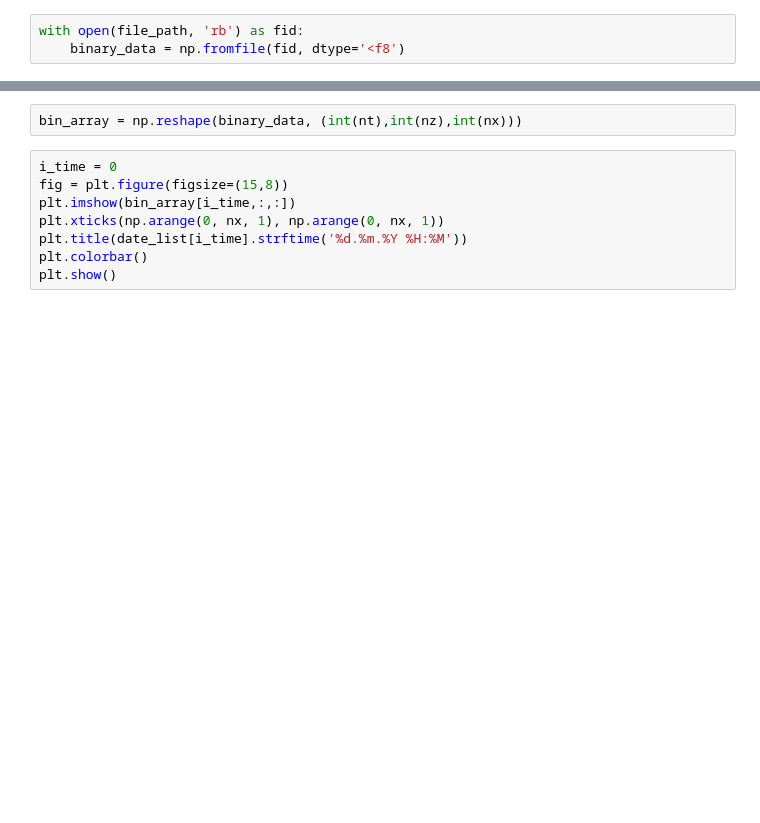
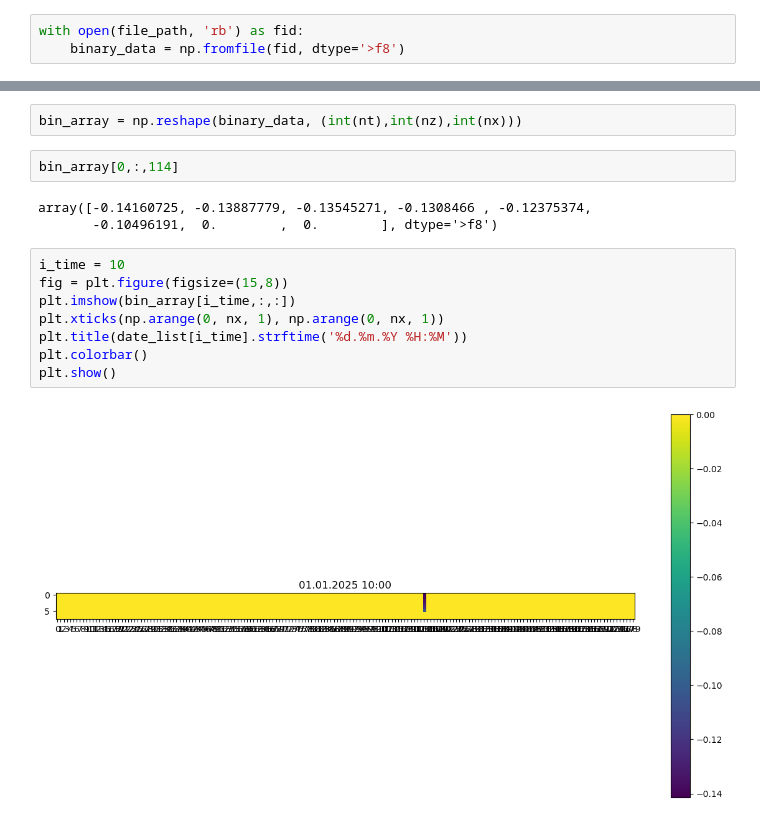
Before and after one commit to leroquan/preprocessing-mitgcm, a Jupyter notebook: rivers/display_binary_files.ipynb, the cells around one changed output, grey strips where cells are left out. Drawn from its saved outputs; the diff is of its cells as text; blank space fills up the shorter version.

```diff
--- a/rivers/display_binary_files.ipynb
+++ b/rivers/display_binary_files.ipynb
@@ -23,7 +23,7 @@ file_path = os.path.join(binary_folder, file_name)
 dz_grid = get_dz_grid(os.path.join(config.paths.grid_folder_path, 'dz.csv'))
 # %%
 with open(file_path, 'rb') as fid:
-    binary_data = np.fromfile(fid, dtype='<f8')
+    binary_data = np.fromfile(fid, dtype='>f8')
 # %%
 nx = config.Nx
 if direction == 'east' or direction == 'west':
@@ -39,11 +41,18 @@ for i in range(0, int(nt)):
     date_list.append(current_date)
 # %%
 bin_array = np.reshape(binary_data, (int(nt),int(nz),int(nx)))
+# %%
+bin_array[0,:,114]
+# %% [output]
+array([-0.14160725, -0.13887779, -0.13545271, -0.1308466 , -0.12375374,
+       -0.10496191,  0.        ,  0.        ], dtype='>f8')
 # %%
-i_time = 0
+i_time = 10
 fig = plt.figure(figsize=(15,8))
 plt.imshow(bin_array[i_time,:,:])
 plt.xticks(np.arange(0, nx, 1), np.arange(0, nx, 1))
 plt.title(date_list[i_time].strftime('%d.%m.%Y %H:%M'))
 plt.colorbar()
 plt.show()
+# %% [output]
+[figure, added]
```
Also changed, not shown: parts of 1 cell of this notebook, 5 other files.
